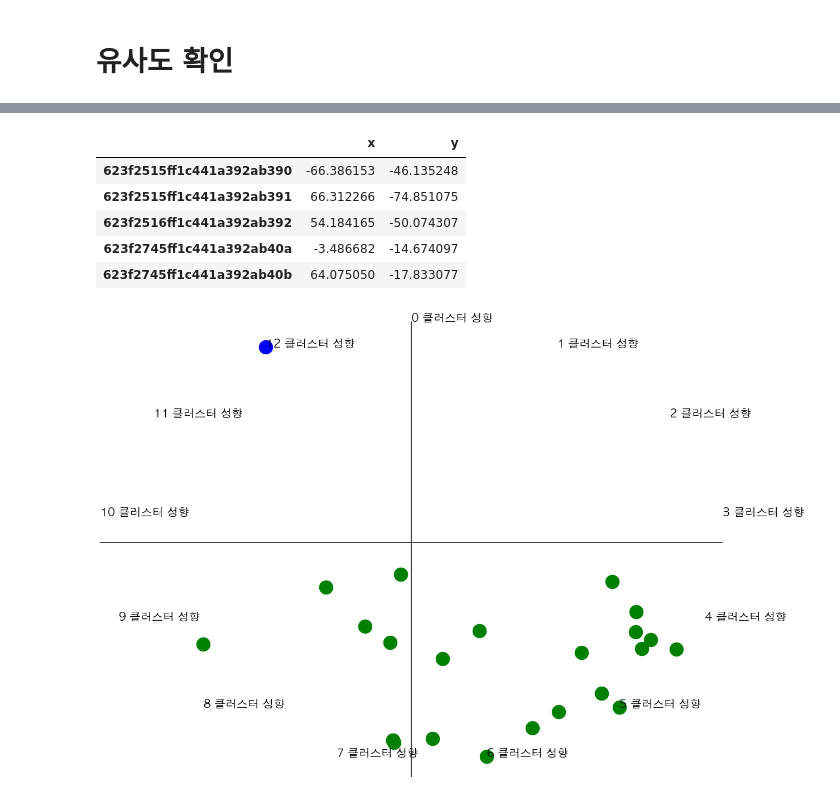
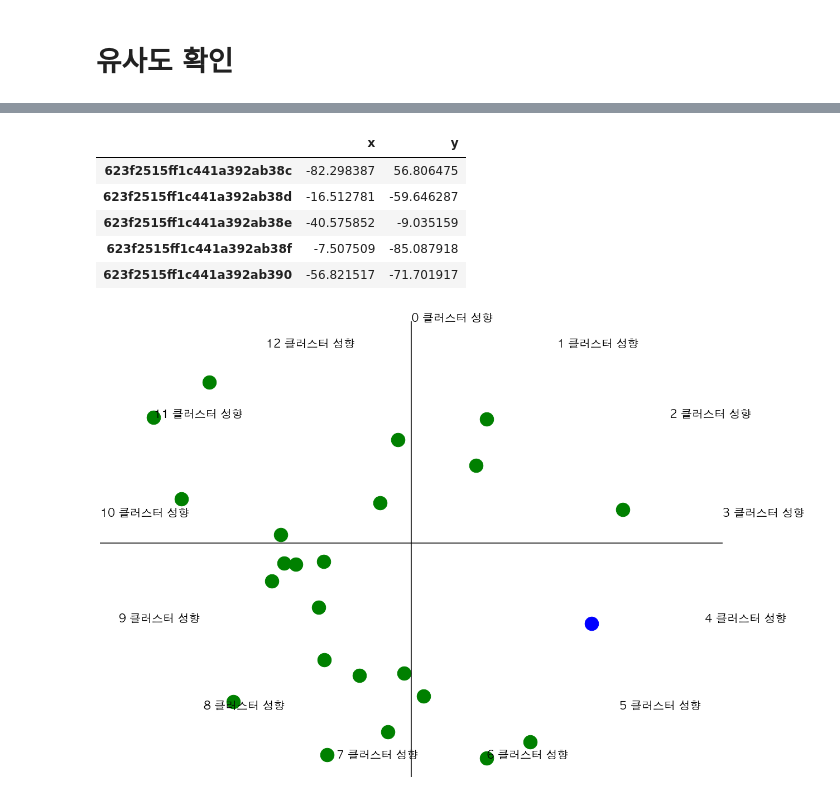
Before and after one commit to formegusto/research-muletter, a Jupyter notebook: pt4. MailBox Clustering.ipynb, the cells around one changed output, grey strips where cells are left out. Saved outputs shown, nothing was run; the diff lists cells and outputs as text; code cells hidden in the pictures.

```diff
--- a/pt4. MailBox Clustering.ipynb
+++ b/pt4. MailBox Clustering.ipynb
@@ -317,18 +132,18 @@ for idx, pt in enumerate(search_box.values):
 
     x = pt[0]
     y = pt[1]
-    plt.scatter(x, y, s=600, color='b' if b_id == _my_box_id else 'g', label=mail_box_radar.index[idx])
+    plt.scatter(x, y, s=600, color='b' if b_id == _my_box_id else 'g', label=ms.mail_box_radar.index[idx])
 
-for idx, pt in enumerate(cent_max_point):
+for idx, pt in enumerate(ms.max_coord):
     plt.text(pt[0], pt[1],"{} 클러스터 성향".format(idx), fontsize=20)
 
 plt.xticks([
-    cent_max_point[:,0].min(),
-    cent_max_point[:,0].max()
+    ms.max_coord[:,0].min(),
+    ms.max_coord[:,0].max()
 ])
 plt.yticks([
-    cent_max_point[:,1].min(),
-    cent_max_point[:,1].max()
+    ms.max_coord[:,1].min(),
+    ms.max_coord[:,1].max()
 ])
 
 plt.axhline(
@@ -423,60 +238,60 @@ print("평균 노래 거리 차이 :",euc(my_mean,
 # %%
-rate_x = 100
-rate_y = 100
+rate_x = 50
+rate_y = 50
 
-_my_box_id = mail_box_points.iloc[0].name
-user_centroid = mail_box_points.iloc[0].values
+_my_box_id = ms.mail_box_points.iloc[check_idx].name
+user_centroid = ms.mail_box_points.iloc[check_idx].values
 user_x, user_y = user_centroid
 
-search_box = mail_box_points[~(
-    ((mail_box_points['x'] < (user_x + rate_x)) & (mail_box_points['x'] > (user_x - rate_x))) &
-    ((mail_box_points['y'] < (user_y + rate_y)) & (mail_box_points['y'] > (user_y - rate_y)))
+search_box = ms.mail_box_points[~(
+    ((ms.mail_box_points['x'] < (user_x + rate_x)) & (ms.mail_box_points['x'] > (user_x - rate_x))) &
+    ((ms.mail_box_points['y'] < (user_y + rate_y)) & (ms.mail_box_points['y'] > (user_y - rate_y)))
 )]
 
-search_box = search_box.append(mail_box_points.iloc[0])
+search_box = search_box.append(ms.mail_box_points.iloc[check_idx])
 
 search_box.head()
 # %% [output]
 |  | x | y |
-| 623f2515ff1c441a392ab390 | -66.386153 | -46.135248 |
-| 623f2515ff1c441a392ab391 | 66.312266 | -74.851075 |
-| 623f2516ff1c441a392ab392 | 54.184165 | -50.074307 |
-| 623f2745ff1c441a392ab40a | -3.486682 | -14.674097 |
-| 623f2745ff1c441a392ab40b | 64.075050 | -17.833077 |
+| 623f2515ff1c441a392ab38c | -82.298387 | 56.806475 |
+| 623f2515ff1c441a392ab38d | -16.512781 | -59.646287 |
+| 623f2515ff1c441a392ab38e | -40.575852 | -9.035159 |
+| 623f2515ff1c441a392ab38f | -7.507509 | -85.087918 |
+| 623f2515ff1c441a392ab390 | -56.821517 | -71.701917 |
 # %%
 plt.figure(figsize=(20, 15))
 
 for idx, pt in enumerate(search_box.values):
     b_id = search_box.index[idx]
 
     x = pt[0]
     y = pt[1]
-    plt.scatter(x, y, s=600, color='b' if b_id == _my_box_id else 'g', label=mail_box_radar.index[idx])
+    plt.scatter(x, y, s=600, color='b' if b_id == _my_box_id else 'g', label=ms.mail_box_radar.index[idx])
 
-for idx, pt in enumerate(cent_max_point):
+for idx, pt in enumerate(ms.max_coord):
     plt.text(pt[0], pt[1],"{} 클러스터 성향".format(idx), fontsize=20)
 
 plt.xticks([
-    cent_max_point[:,0].min(),
-    cent_max_point[:,0].max()
+    ms.max_coord[:,0].min(),
+    ms.max_coord[:,0].max()
 ])
 plt.yticks([
-    cent_max_point[:,1].min(),
-    cent_max_point[:,1].max()
+    ms.max_coord[:,1].min(),
+    ms.max_coord[:,1].max()
 ])
 
 plt.axhline(
     0, color='black'
 )
 plt.axvline(
     0, color='black'
 )
 plt.axis("off")
 # plt.legend()
 
 plt.show()
 # %% [output]
-[figure, old version]
+[figure, new version]
 # %%
 tracks = pd.DataFrame()
 reco_ids = list()
```
Also changed, not shown: parts of 30 cells of this notebook, 1 other file.
